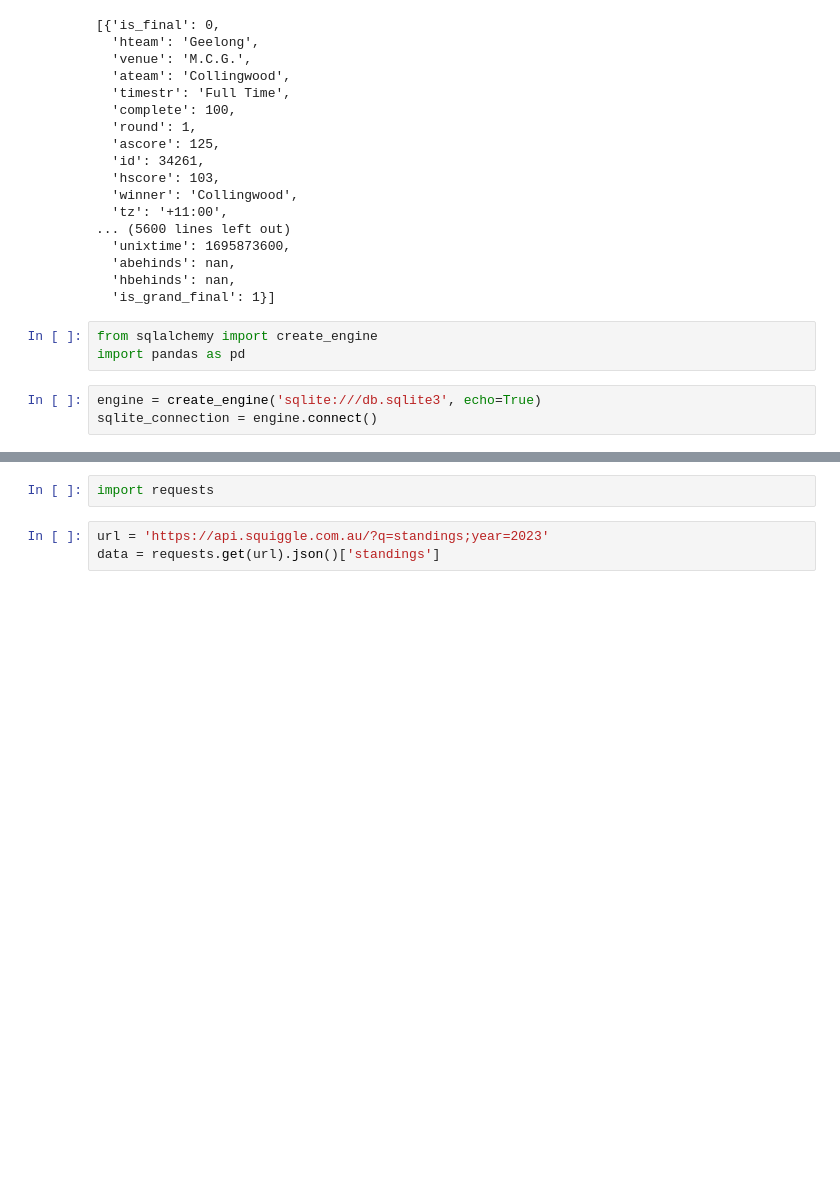
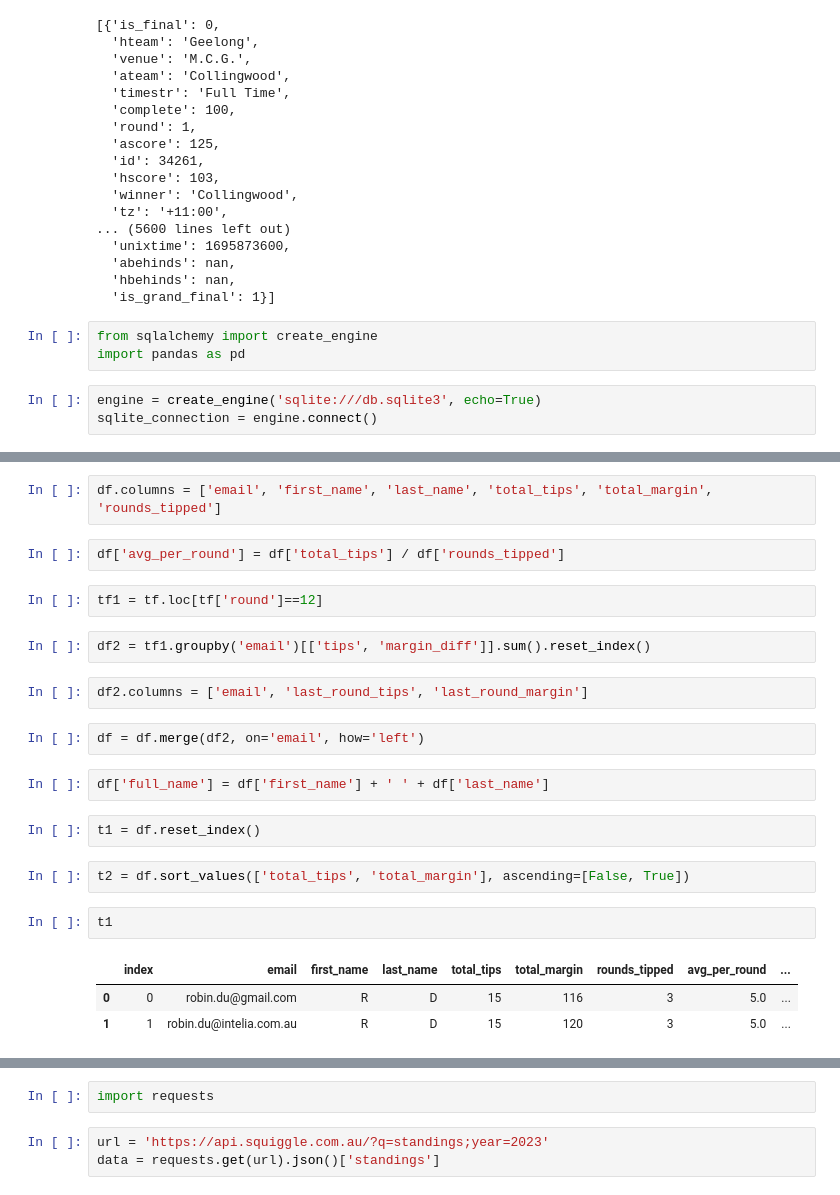
Before and after one commit to robin0821/afl_tipster, a Jupyter notebook: Untitled.ipynb, the cells around one changed output, grey strips where cells are left out. Drawn from its saved outputs; the diff is of its cells as text; blank space fills up the shorter version.

```diff
--- a/Untitled.ipynb
+++ b/Untitled.ipynb
@@ -121,0 +130,24 @@ df = tf.groupby(['email', 'first_name', 'last_name'])[['tips', 'margin_diff']].s
+# %%
+df.columns = ['email', 'first_name', 'last_name', 'total_tips', 'total_margin', 'rounds_tipped']
+# %%
+df['avg_per_round'] = df['total_tips'] / df['rounds_tipped']
+# %%
+tf1 = tf.loc[tf['round']==12]
+# %%
+df2 = tf1.groupby('email')[['tips', 'margin_diff']].sum().reset_index()
+# %%
+df2.columns = ['email', 'last_round_tips', 'last_round_margin']
+# %%
+df = df.merge(df2, on='email', how='left')
+# %%
+df['full_name'] = df['first_name'] + ' ' + df['last_name']
+# %%
+t1 = df.reset_index()
+# %%
+t2 = df.sort_values(['total_tips', 'total_margin'], ascending=[False, True])
+# %%
+t1
+# %% [output]
+|  | index | email | first_name | last_name | total_tips | total_margin | rounds_tipped | avg_per_round | ... |
+| 0 | 0 | robin.du@gmail.com | R | D | 15 | 116 | 3 | 5.0 | ... |
+| 1 | 1 | robin.du@intelia.com.au | R | D | 15 | 120 | 3 | 5.0 | ... |
```
Also changed, not shown: parts of 10 cells of this notebook, 8 other files.
